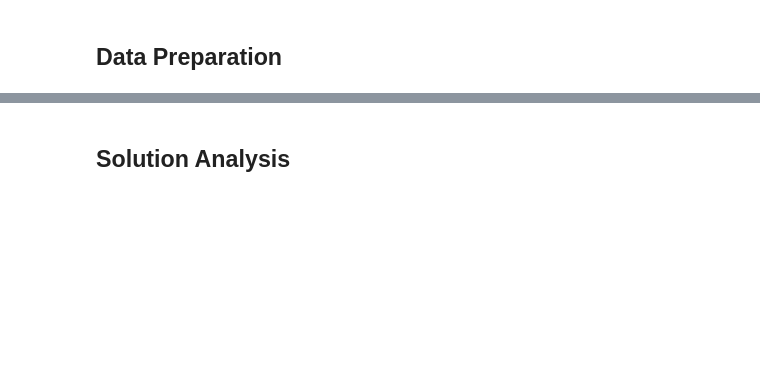
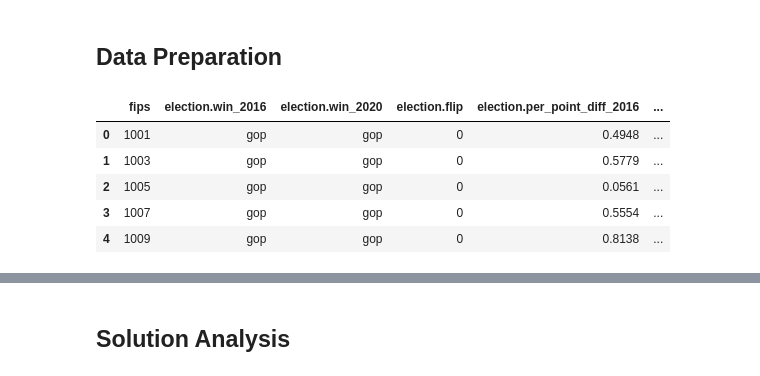
Before and after one commit to nylaup/ds4320-project2, a Jupyter notebook: pipeline/SolutionPipeline.ipynb, the cells around one changed output, grey strips where cells are left out. Cells and saved outputs as stored; diff of their text form; code cells hidden in the pictures; blank space fills up the shorter version.

```diff
--- a/pipeline/SolutionPipeline.ipynb
+++ b/pipeline/SolutionPipeline.ipynb
@@ -19,0 +50,9 @@ df = pd.json_normalize(docs)
+# %%
+df.head()
+# %% [output]
+|  | fips | election.win_2016 | election.win_2020 | election.flip | election.per_point_diff_2016 | ... |
+| 0 | 1001 | gop | gop | 0 | 0.4948 | ... |
+| 1 | 1003 | gop | gop | 0 | 0.5779 | ... |
+| 2 | 1005 | gop | gop | 0 | 0.0561 | ... |
+| 3 | 1007 | gop | gop | 0 | 0.5554 | ... |
+| 4 | 1009 | gop | gop | 0 | 0.8138 | ... |
```
Also changed, not shown: parts of 16 cells of this notebook, 8 other files.
